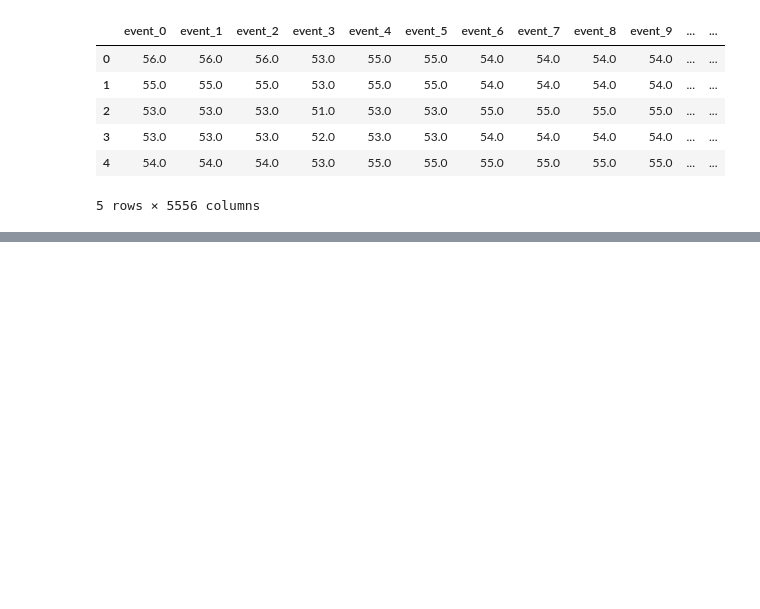
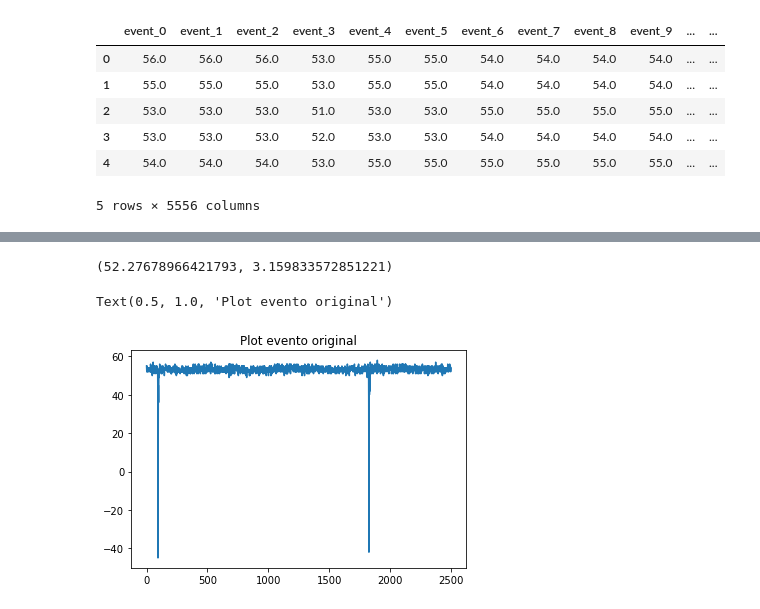
Before and after one commit to afauth/mudecay, a Jupyter notebook: espectro-carga-e-pico_v03.ipynb, the cells around one changed output, grey strips where cells are left out. Cells and saved outputs as stored; diff of their text form; code cells hidden in the pictures; blank space fills up the shorter version.

```diff
--- a/espectro-carga-e-pico_v03.ipynb
+++ b/espectro-carga-e-pico_v03.ipynb
@@ -282,0 +248,10 @@ waveform[waveform.columns[0]].iloc[94]
+# %%
+baseLines.mean() , baseLines.std()
+# %% [output]
+(52.27678966421793, 3.159833572851221)
+# %%
+plt.plot( df.index , df.event_30 )
+plt.title("Plot evento original")
+# %% [output]
+Text(0.5, 1.0, 'Plot evento original')
+[figure, added]
```
Also changed, not shown: parts of 70 cells of this notebook, 4 other files.
